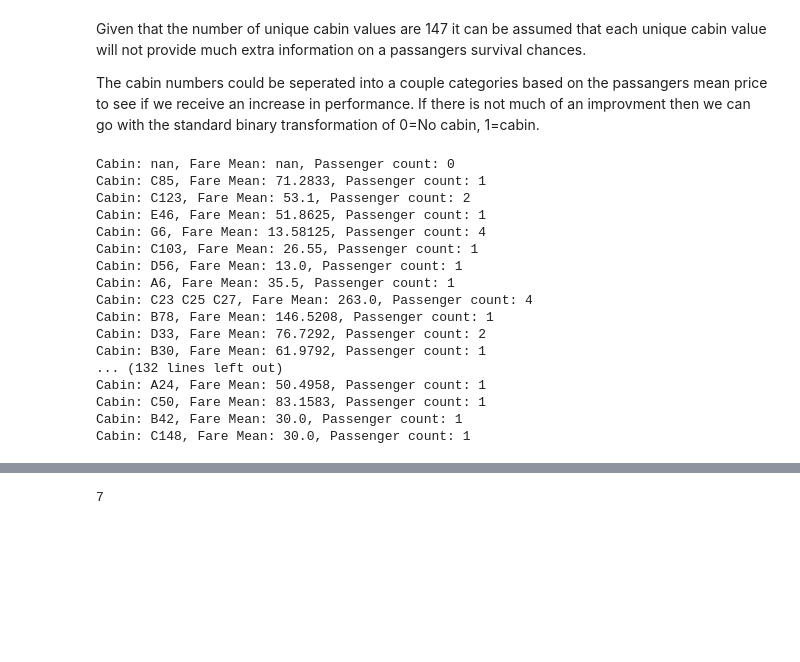
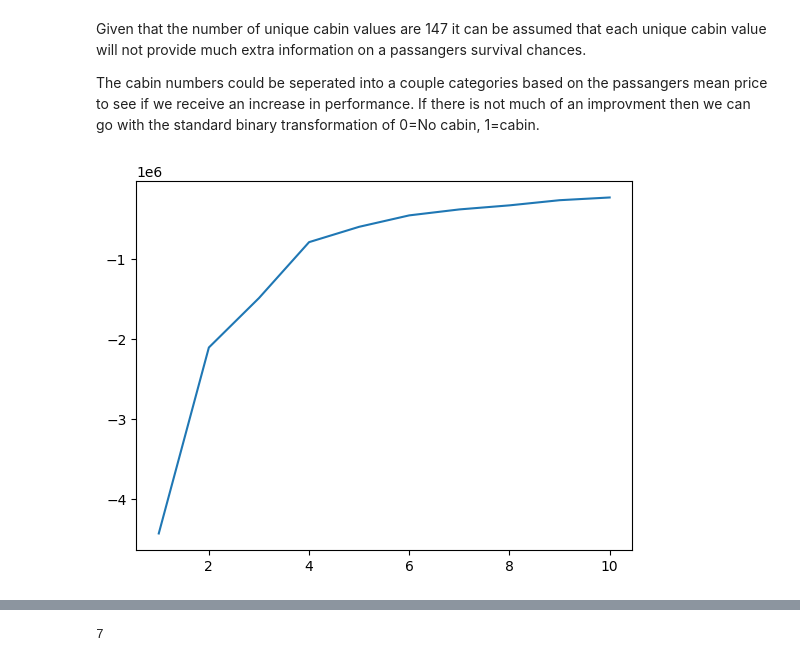
Before and after one commit to MaxymWojnowskyj/Titanic-ML-Comp, a Jupyter notebook: Titanic_NoteBook.ipynb, the cells around one changed output, grey strips where cells are left out. Cells and saved outputs as stored; diff of their text form; code cells hidden in the pictures; blank space fills up the shorter version.

Commit message:
k means clustering on cabins

```diff
--- a/Titanic_NoteBook.ipynb
+++ b/Titanic_NoteBook.ipynb
@@ -131,36 +132,65 @@ Given that the number of unique cabin values are 147 it can be assumed that each
 
 The cabin numbers could be seperated into a couple categories based on the passangers mean price to see if we receive an increase in performance. If there is not much of an improvment then we can go with the standard binary transformation of 0=No cabin, 1=cabin.
 # %%
+# seperate rows where cabin value has duplicate (like 'C23 C25 C27') seperate into duplicate rows but with each cabin value as one of the 3
+# then convert cabin values to numeric (maybe A=100, B=200, etc..) then add on the numbers after the letter and plot a scatterplot
+
+# X = [ [Cabin, Fare], [Cabin, Fare], etc.. ]
+X = []
+# done like this so we can play around with the letter transformations
+char_transf = {'A': 100, 'B': 200, 'C': 300, 'D': 400, 'E': 500, 'F': 600, 'G':700, 'T': 800}
+
+x = []
+y = []
 
 for cabin_val in train['Cabin'].unique():
+    # check if cabin_val == NaN (as only NaN cant be compared to itself)
+    if cabin_val != cabin_val:
+        continue
+
 
     fare_sum = train.loc[train['Cabin']==cabin_val].Fare.sum()
     passenger_count = len(train[train['Cabin']==cabin_val])
     fare_mean = fare_sum / passenger_count
-    print(f'Cabin: {cabin_val}, Fare Mean: {fare_mean}, Passenger count: {passenger_count}')
+
+    multi_cabin = cabin_val.split(" ")
+    if len(multi_cabin) > 1:
+        for multi_cabin_val in multi_cabin:
+            numeric_cabin = char_transf[multi_cabin_val[0]]
+            if len(multi_cabin_val) > 1:
+                numeric_cabin += int(multi_cabin_val[1:])
+
+            X.append([numeric_cabin, fare_mean])
+            x.append(numeric_cabin)
+            y.append(fare_mean)
+    else:
+        numeric_cabin = char_transf[cabin_val[0]]
+        if len(cabin_val) > 1:
+            numeric_cabin += int(cabin_val[1:])
+        X.append([numeric_cabin, fare_mean])
+        x.append(numeric_cabin)
+        y.append(fare_mean)
+
+    #print(f'Cabin: {cabin_val}, Fare Mean: {fare_mean}, Passenger count: {passenger_count}')
+
+#print(X)
 
 
-# seperate rows where cabin value has duplicate (like 'C23 C25 C27') seperate into duplicate rows but with each cabin value as one of the 3
-# then convert cabin values to numeric (maybe A=100, B=200, etc..) then add on the numbers after the letter and plot a scatterplot
-# After that run for loop trying k values 1 to 10 (elbow method for finding optimal k value)
-# run k means clustering get score for each and select cluster values with best score and create feature cabin values of those clusters and assign to them (one hot encoding)
+
+# k_clusters = [ {'k': k, 'centers': center, 'labels': [labels] } ]
+k_clusters = []
+k_scores = []
+# attempting k values 1-10 and returning optimal cluster count
+for k in range(1, 11):
+    kmeans = KMeans(n_clusters=k, random_state=0, n_init="auto").fit(X)
+    k_clusters.append({'k': k, 'centers': kmeans.cluster_centers_, 'labels': kmeans.labels_})
+    kscore = kmeans.score(X)
+    k_scores.append(kscore)
+
+plt.plot([k for k in range(1, 11)], k_scores)
+plt.show()
+
 
 #train['Cabin'] = train['Cabin'].where(train['Cabin'].isnull(), 1).fillna(0).astype(int)
 # %% [output]
-Cabin: nan, Fare Mean: nan, Passenger count: 0
-Cabin: C85, Fare Mean: 71.2833, Passenger count: 1
-Cabin: C123, Fare Mean: 53.1, Passenger count: 2
-Cabin: E46, Fare Mean: 51.8625, Passenger count: 1
-Cabin: G6, Fare Mean: 13.58125, Passenger count: 4
-Cabin: C103, Fare Mean: 26.55, Passenger count: 1
-Cabin: D56, Fare Mean: 13.0, Passenger count: 1
-Cabin: A6, Fare Mean: 35.5, Passenger count: 1
-Cabin: C23 C25 C27, Fare Mean: 263.0, Passenger count: 4
-Cabin: B78, Fare Mean: 146.5208, Passenger count: 1
-Cabin: D33, Fare Mean: 76.7292, Passenger count: 2
-Cabin: B30, Fare Mean: 61.9792, Passenger count: 1
-... (132 lines left out)
-Cabin: A24, Fare Mean: 50.4958, Passenger count: 1
-Cabin: C50, Fare Mean: 83.1583, Passenger count: 1
-Cabin: B42, Fare Mean: 30.0, Passenger count: 1
-Cabin: C148, Fare Mean: 30.0, Passenger count: 1
+[figure, added]
```
Also changed, not shown: parts of 4 cells of this notebook.
